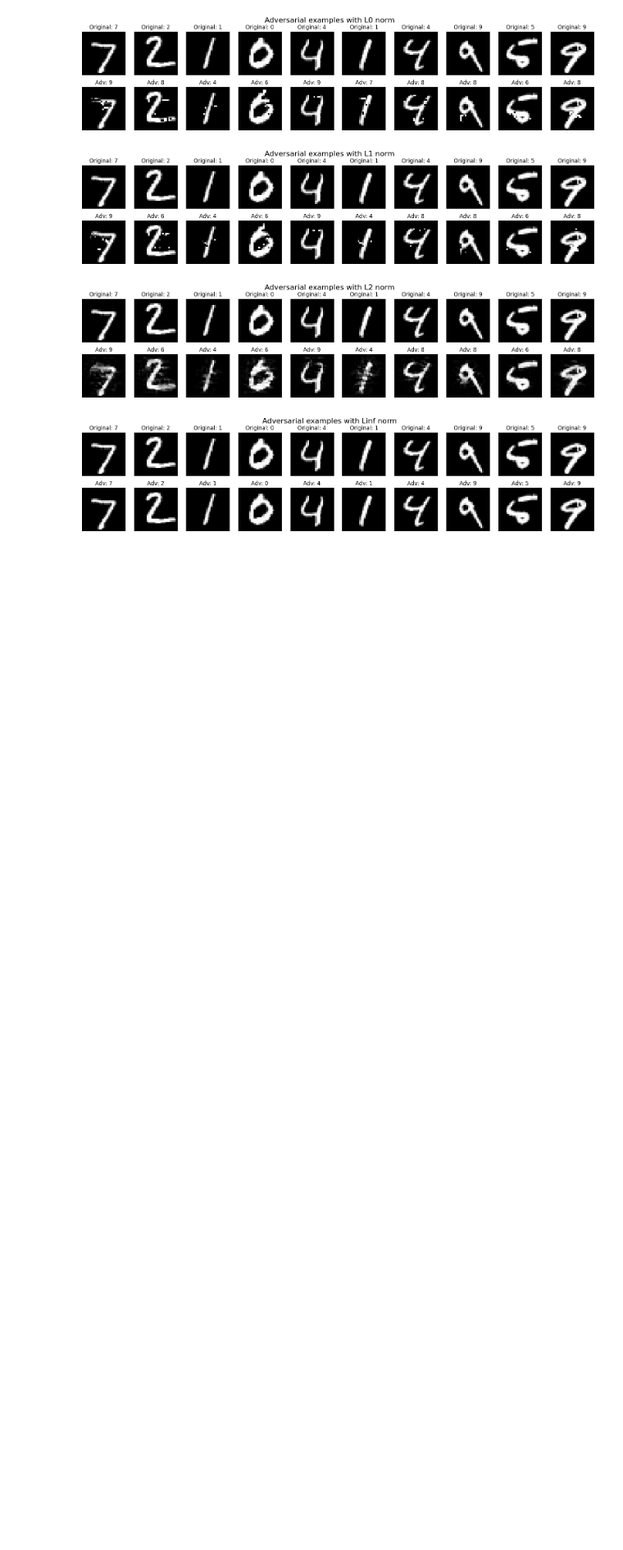
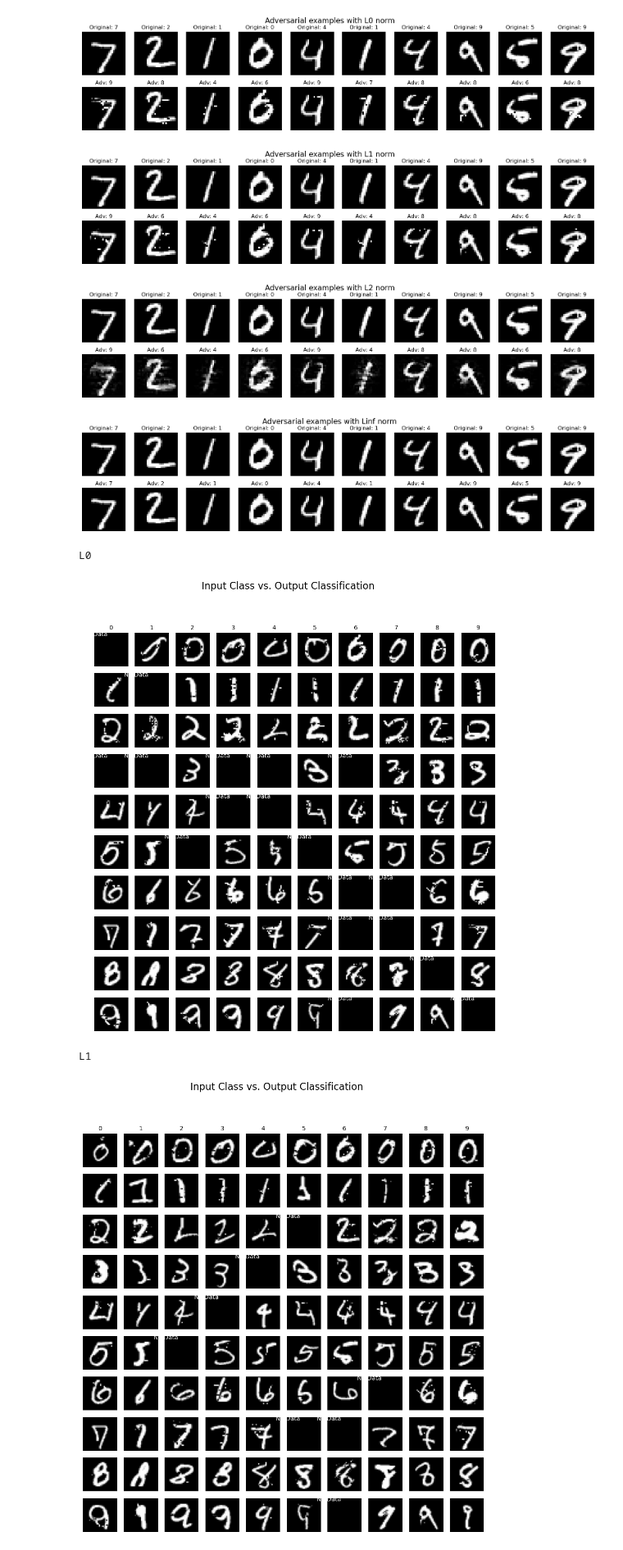
Before and after one commit to ulasawczuk/MLCSassignment5, a Jupyter notebook: adversarialML.ipynb, the cells around one changed output. Shown at 82% size. Drawn from its saved outputs; the diff is of its cells as text; code cells hidden in the pictures; blank space fills up the shorter version.

```diff
--- a/adversarialML.ipynb
+++ b/adversarialML.ipynb
@@ -18,18 +15,19 @@ x_test = x_test.astype(np.float32) / 255.0
 x_test = np.expand_dims(x_test, axis=-1)
 
 # getting a subset for experimenting, first 10 images
-images = x_test[:15]
-labels = y_test[:15]
+#images = x_test[:15]
+#labels = y_test[:15]
+
+# whole set
+images = x_test
+labels = y_test
 
 print("images.shape: ", images.shape)
 images = images.numpy() if hasattr(images, 'numpy') else images
 labels = labels.numpy() if hasattr(labels, 'numpy') else labels
 
 labels = labels.astype('int64')  # For numpy-based operations
-# labels = torch.tensor(labels).long()  # For PyTorch tensors
 print("images.shape: ", images.shape)
-# images, labels = ep.astensors(images, labels)
 images= tf.convert_to_tensor(images)
 print("images.shape: ", images.shape)
-# images = tf.image.rgb_to_grayscale(images)
 # %% [output]
@@ -75,17 +48,18 @@ epsilons = [None]
 # %%
-# L0 attack
 print("Images shape:", images.shape)
 print("Labels shape:", labels.shape)
+
+# L0 attack
 l0_raw_advs, l0_clipped_advs, l0_success = l0_attack(fmodel, images, labels, epsilons=[None])
 
 # L1 attack
-l1_raw_advs, l1_clipped_advs, l1_success = l1_attack(fmodel, images, labels, epsilons=epsilons)
+l1_raw_advs, l1_clipped_advs, l1_success = l1_attack(fmodel, images, labels, epsilons=[None])
 
 # L2 attack
 l2_raw_advs, l2_clipped_advs, l2_success = l2_attack(fmodel, images, labels, epsilons=[None])
 
 # Linf attack
-linf_raw_advs, linf_clipped_advs, linf_success = linf_attack(fmodel, images, labels, epsilons=epsilons)
+linf_raw_advs, linf_clipped_advs, linf_success = linf_attack(fmodel, images, labels, epsilons=[None])
 
 # shows which images where successfully attacked
 print("L0 attack success:", l0_success)
@@ -149,3 +111,45 @@ plot_comparison(images, linf_clipped_advs[0], linf_adv_labels, "Linf")
 [figure]
 [figure]
 [figure]
+# %%
+import matplotlib.pyplot as plt
+import numpy as np
+
+def plot_classification_grid(original_images, adversarial_images, original_labels, adversarial_labels):
+    fig, axes = plt.subplots(10, 10, figsize=(12, 12))
+    fig.suptitle("Input Class vs. Output Classification", fontsize=16)
+
+    for i in range(10):
+        for j in range(10):
+            # Find all images with true label i and predicted label j
+            idx = np.where((original_labels == i) & (adversarial_labels == j))[0]
+
+            if len(idx) > 0:
+                # Show the first matching adversarial image
+                axes[i, j].imshow(adversarial_images[idx[0]], cmap="gray")
+            else:
+                axes[i, j].text(0.5, 0.5, 'No Data', color='white', ha='center', va='center')
+                axes[i, j].imshow(np.zeros_like(adversarial_images[0]), cmap="gray")
+
+            axes[i, j].axis("off")
+
+    for ax, label in zip(axes[0], range(10)):
+        ax.set_title(f"{label}", fontsize=10)
+    for ax, label in zip(axes[:, 0], range(10)):
+        ax.set_ylabel(f"{label}", fontsize=10, rotation=0, labelpad=15)
+
+    plt.show()
+
+print("L0")
+plot_classification_grid(images, l0_clipped_advs[0], labels, l0_adv_labels)
+print("L1")
+plot_classification_grid(images, l1_clipped_advs[0], labels, l1_adv_labels)
+print("L2")
+plot_classification_grid(images, l2_clipped_advs[0], labels, l2_adv_labels)
+print("LInf")
+plot_classification_grid(images, linf_clipped_advs[0], labels, linf_adv_labels)
+# %% [output]
+L0
+[figure, added]
+L1
+[figure, added]
```
Also changed, not shown: parts of 7 cells of this notebook, 1 other file.
